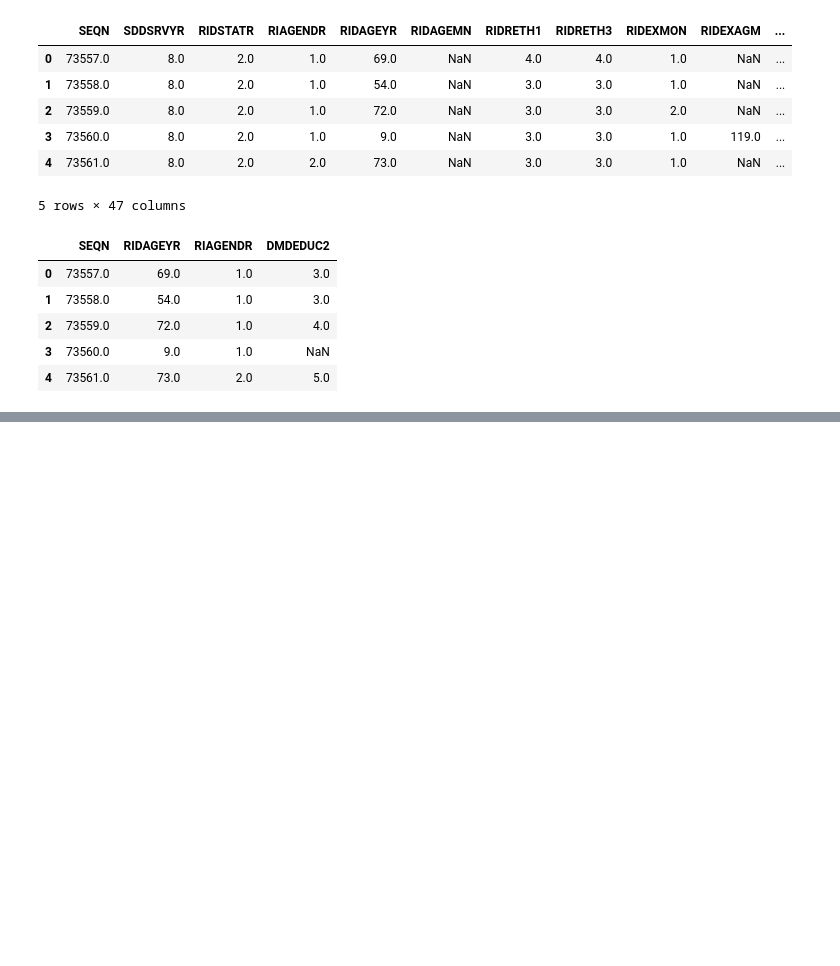
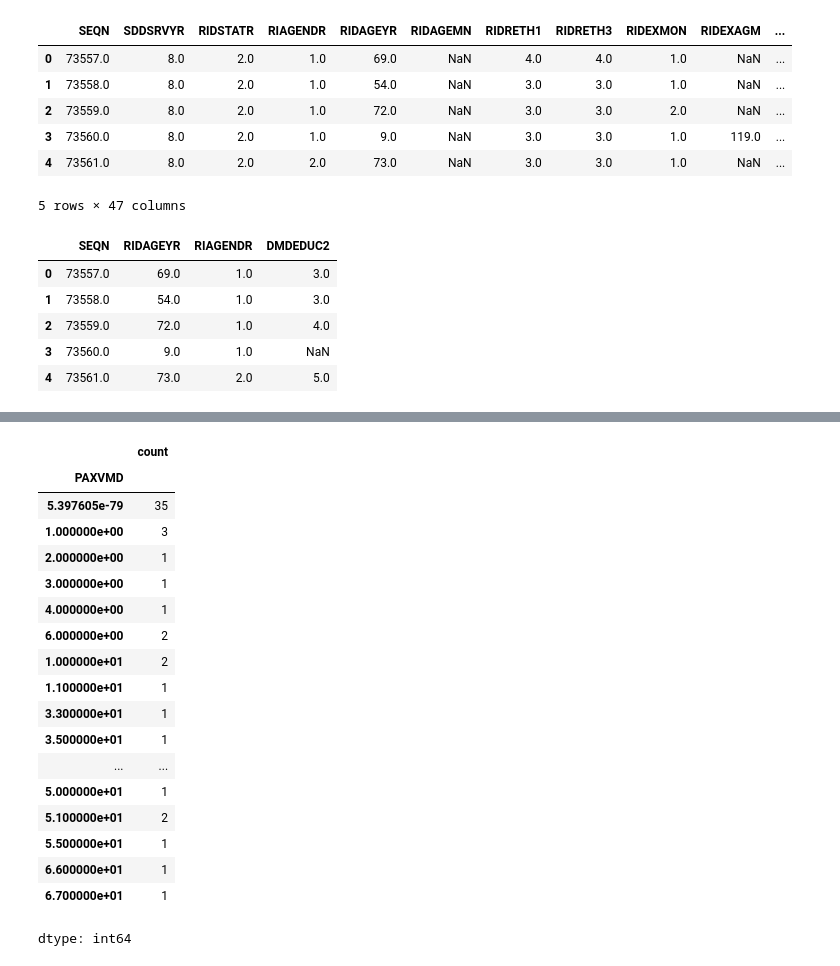
Before and after one commit to aditibhat017-prog/cognitivefunction, a Jupyter notebook: notebooks/01_data_exploration.ipynb, the cells around one changed output, grey strips where cells are left out. Cells and saved outputs as stored; diff of their text form; code cells hidden in the pictures; blank space fills up the shorter version.

```diff
--- a/notebooks/01_data_exploration.ipynb
+++ b/notebooks/01_data_exploration.ipynb
@@ -249,0 +384,22 @@ demo_h[
+# %%
+pax_h["PAXVMD"].value_counts().sort_index().head(20)
+# %% [output]
+|  | count |
+| PAXVMD |  |
+| 5.397605e-79 | 35 |
+| 1.000000e+00 | 3 |
+| 2.000000e+00 | 1 |
+| 3.000000e+00 | 1 |
+| 4.000000e+00 | 1 |
+| 6.000000e+00 | 2 |
+| 1.000000e+01 | 2 |
+| 1.100000e+01 | 1 |
+| 3.300000e+01 | 1 |
+| 3.500000e+01 | 1 |
+| ... | ... |
+| 5.000000e+01 | 1 |
+| 5.100000e+01 | 2 |
+| 5.500000e+01 | 1 |
+| 6.600000e+01 | 1 |
+| 6.700000e+01 | 1 |
+dtype: int64
```
Also changed, not shown: parts of 17 cells of this notebook.
